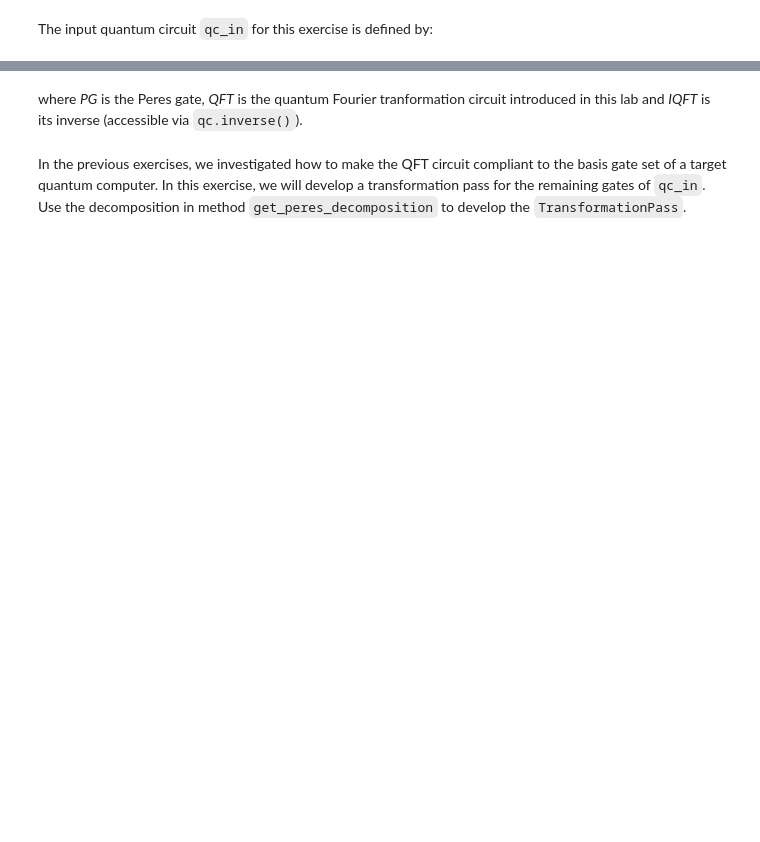
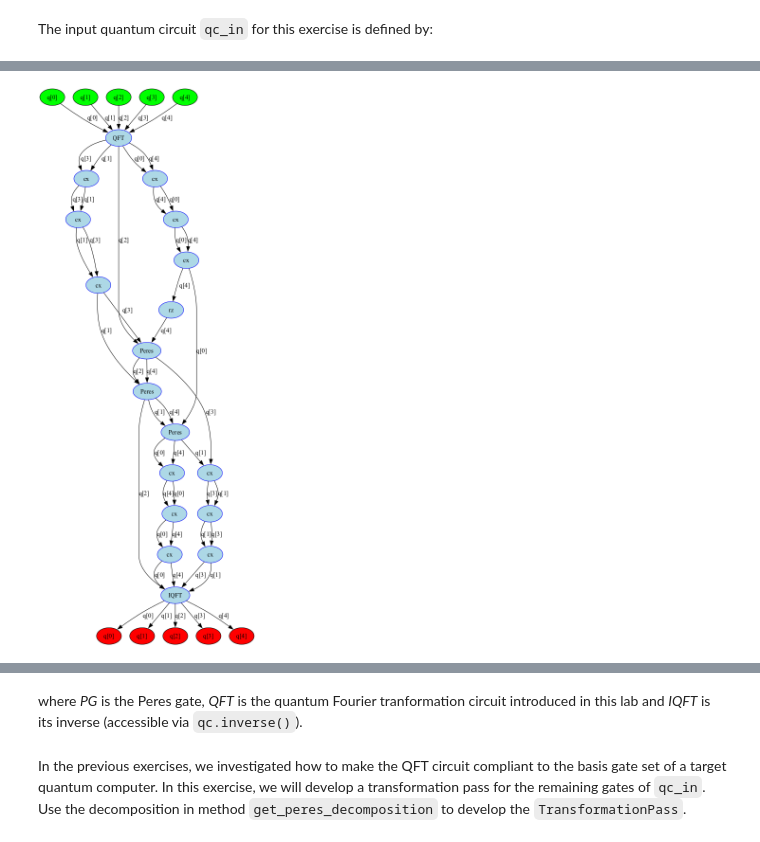
Before and after one commit to asaenz16/QGSS24, a Jupyter notebook: content/lab_1/lab1 trial.ipynb, the cells around one changed output, grey strips where cells are left out. Cells and saved outputs as stored; diff of their text form; code cells hidden in the pictures; blank space fills up the shorter version.

```diff
--- a/content/lab_1/lab1 trial.ipynb
+++ b/content/lab_1/lab1 trial.ipynb
@@ -718,0 +908,2 @@ qc_in.draw(fold=-1)
+# %%
+qc_in_dag =circuit_to_dag(qc_in)
@@ -718,0 +953,4 @@ qc_in.draw(fold=-1)
+# %%
+qc_in_dag.draw()
+# %% [output]
+[figure, added]
```
Also changed, not shown: parts of 36 cells of this notebook, 13 other files.
